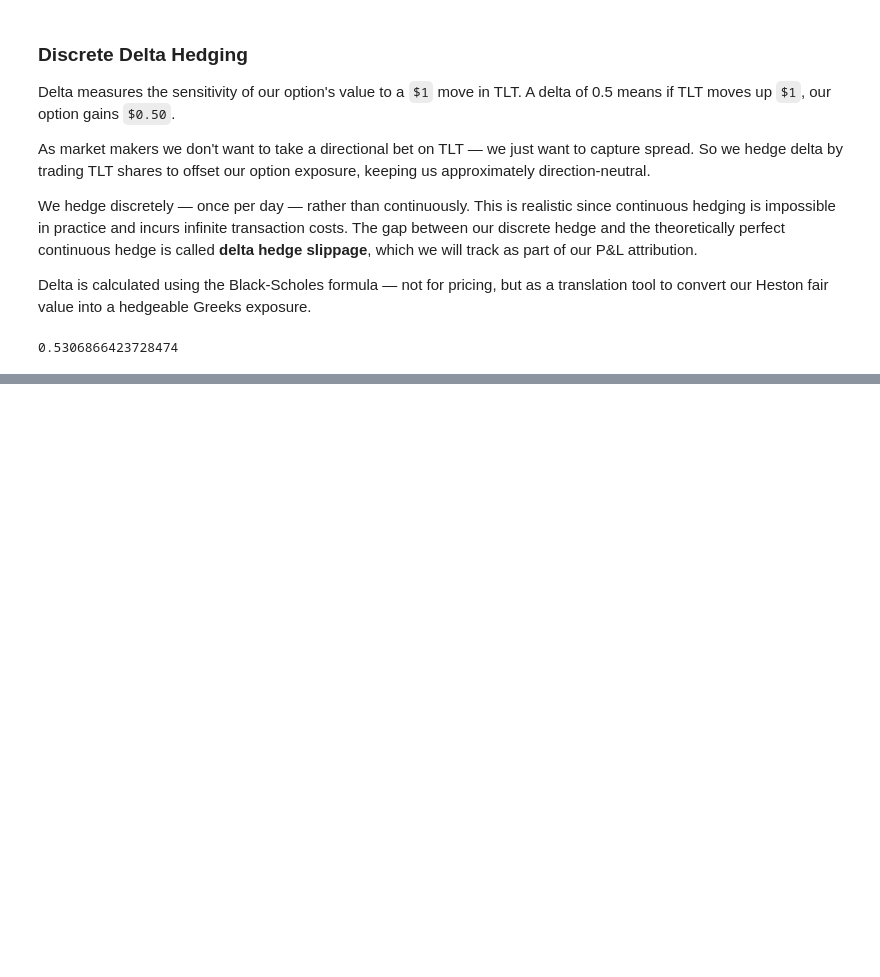
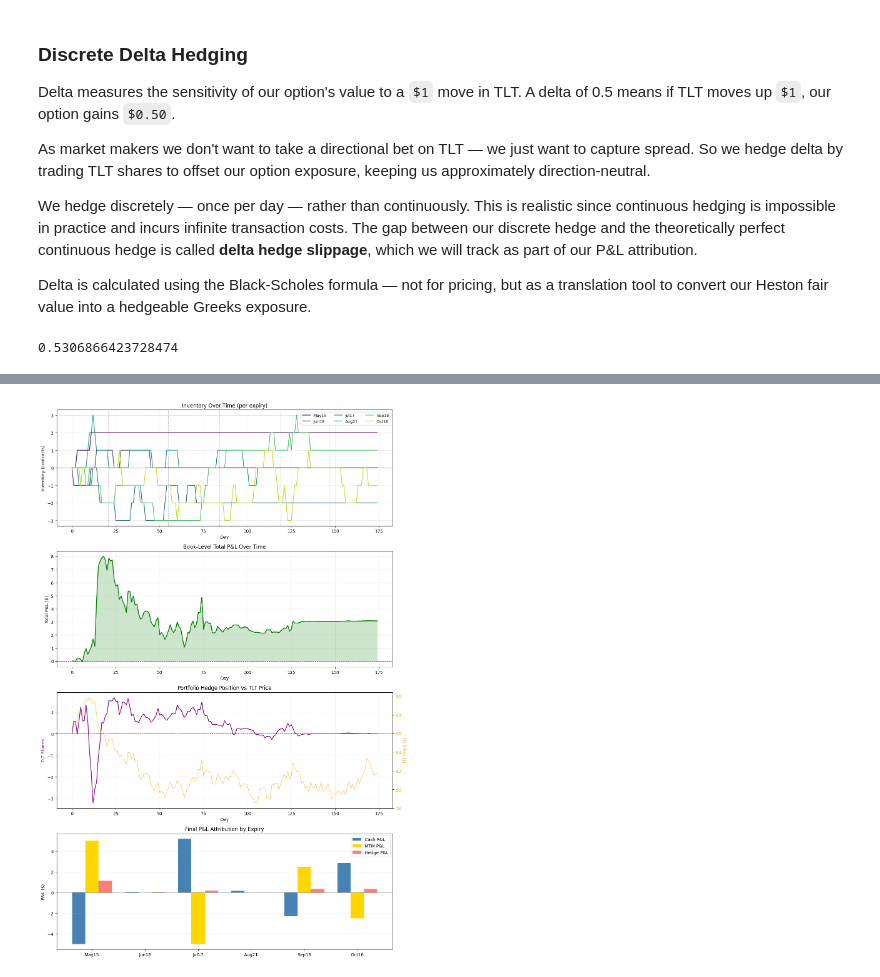
Before and after one commit to ethanasbell/market-making-simulator, a Jupyter notebook: scripts/quoting_engine.ipynb, the cells around one changed output, grey strips where cells are left out. Drawn from its saved outputs; the diff is of its cells as text; code cells hidden in the pictures; blank space fills up the shorter version.

```diff
--- a/scripts/quoting_engine.ipynb
+++ b/scripts/quoting_engine.ipynb
@@ -263,0 +473,81 @@ Current TLT shares:  -0.0000
+# %%
+# --- MULTI-EXPIRY PLOTS ---
+days = np.arange(175)
+
+fig, axes = plt.subplots(4, 1, figsize=(12, 18))
+
+# 1. INVENTORY PER EXPIRY
+ax1 = axes[0]
+colors = plt.cm.viridis(np.linspace(0, 0.9, len(expiries)))
+for (name, T_exp), color in zip(expiries.items(), colors):
+    ax1.plot(days, inventory_track[name], label=name, color=color, linewidth=1.5)
+    # mark expiry dropout day with a vertical dashed line
+    expiry_day = int(T_exp * 365)
+    if expiry_day < 175:
+        ax1.axvline(expiry_day, color=color, linestyle=':', alpha=0.5)
+
+ax1.axhline(0, color='red', linestyle='--', linewidth=0.8)
+ax1.axhline( max_inventory, color='gray', linestyle='--', linewidth=0.6, alpha=0.5)
+ax1.axhline(-max_inventory, color='gray', linestyle='--', linewidth=0.6, alpha=0.5)
+ax1.set_title('Inventory Over Time (per expiry)')
+ax1.set_xlabel('Day')
+ax1.set_ylabel('Inventory (contracts)')
+ax1.legend(loc='upper right', ncol=3, fontsize=9)
+ax1.grid(True, alpha=0.3)
+
+# 2. CUMULATIVE BOOK-LEVEL P&L
+ax2 = axes[1]
+ax2.plot(days, total_pnl_track, color='green', linewidth=1.8)
+ax2.axhline(0, color='red', linestyle='--', linewidth=0.8)
+ax2.fill_between(days, 0, total_pnl_track,
+                 where=np.array(total_pnl_track) >= 0, alpha=0.2, color='green')
+ax2.fill_between(days, 0, total_pnl_track,
+                 where=np.array(total_pnl_track) < 0,  alpha=0.2, color='red')
+ax2.set_title('Book-Level Total P&L Over Time')
+ax2.set_xlabel('Day')
+ax2.set_ylabel('Total P&L ($)')
+ax2.grid(True, alpha=0.3)
+
+# 3. PORTFOLIO HEDGE (TLT SHARES) WITH TLT PRICE OVERLAY
+ax3 = axes[2]
+ax3.plot(days, shares_track, color='purple', linewidth=1.5, label='TLT shares (hedge)')
+ax3.axhline(0, color='red', linestyle='--', linewidth=0.8)
+ax3.set_title('Portfolio Hedge Position vs TLT Price')
+ax3.set_xlabel('Day')
+ax3.set_ylabel('TLT Shares', color='purple')
+ax3.tick_params(axis='y', labelcolor='purple')
+ax3.grid(True, alpha=0.3)
+
+# overlay TLT price on secondary axis
+ax3b = ax3.twinx()
+ax3b.plot(days, tlt_path_multi[:175], color='orange', linewidth=1, alpha=0.7, label='TLT price')
+ax3b.set_ylabel('TLT Price ($)', color='orange')
+ax3b.tick_params(axis='y', labelcolor='orange')
+
+# 4. P&L ATTRIBUTION BAR CHART
+ax4 = axes[3]
+expiry_names = list(expiries.keys())
+cash_vals  = [pnl[name] for name in expiry_names]
+mtm_vals   = [mtm_locked[name] if mtm_locked[name] is not None else inventory[name] * fair_value[name]
+              for name in expiry_names]
+hedge_vals = [hedge_pnl[name] for name in expiry_names]
+
+x = np.arange(len(expiry_names))
+width = 0.25
+
+ax4.bar(x - width, cash_vals,  width, label='Cash P&L',  color='steelblue')
+ax4.bar(x,         mtm_vals,   width, label='MTM P&L',   color='gold')
+ax4.bar(x + width, hedge_vals, width, label='Hedge P&L', color='salmon')
+
+ax4.axhline(0, color='black', linewidth=0.6)
+ax4.set_xticks(x)
+ax4.set_xticklabels(expiry_names)
+ax4.set_title('Final P&L Attribution by Expiry')
+ax4.set_ylabel('P&L ($)')
+ax4.legend()
+ax4.grid(True, alpha=0.3, axis='y')
+
+plt.tight_layout()
+plt.show()
+# %% [output]
+[figure, added]
```
Also changed, not shown: parts of 11 cells of this notebook.
